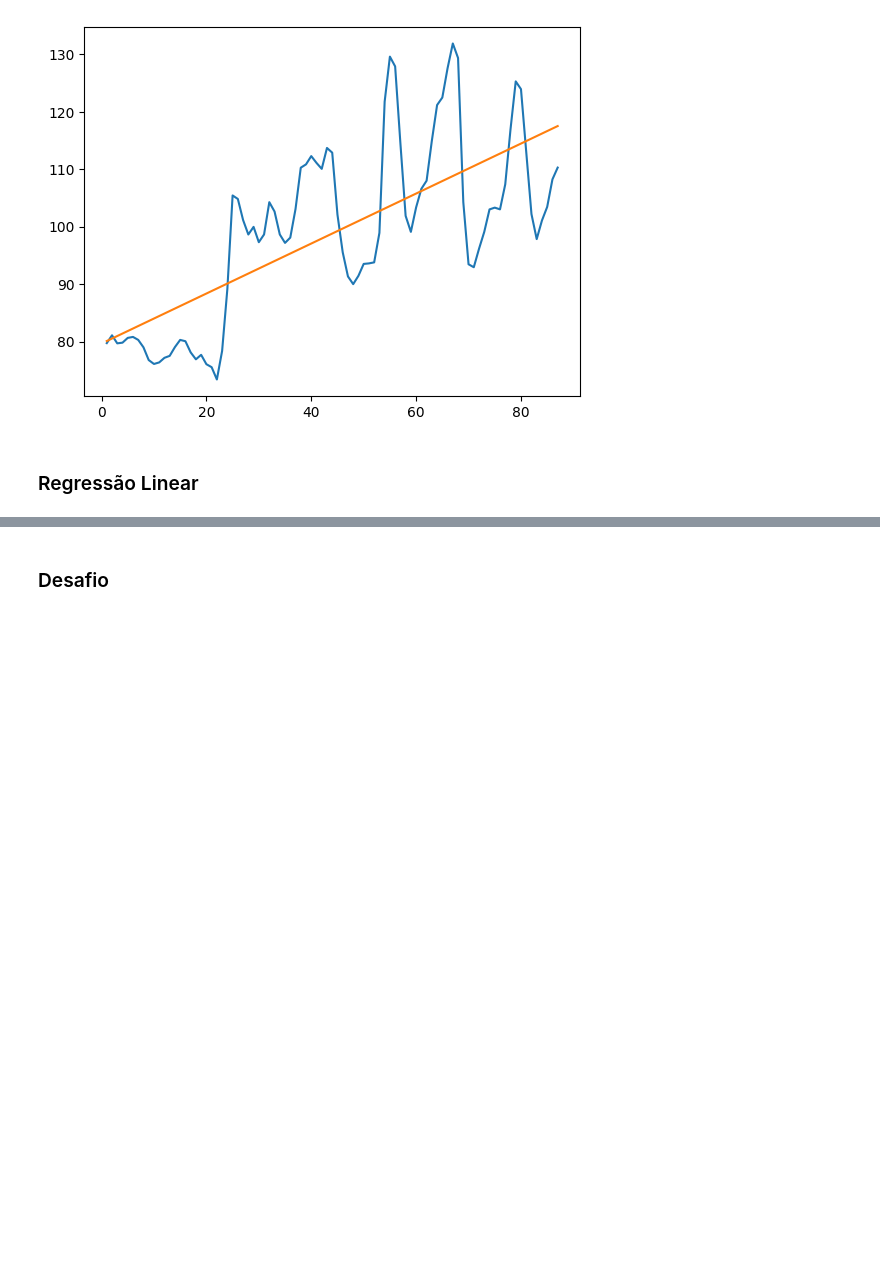
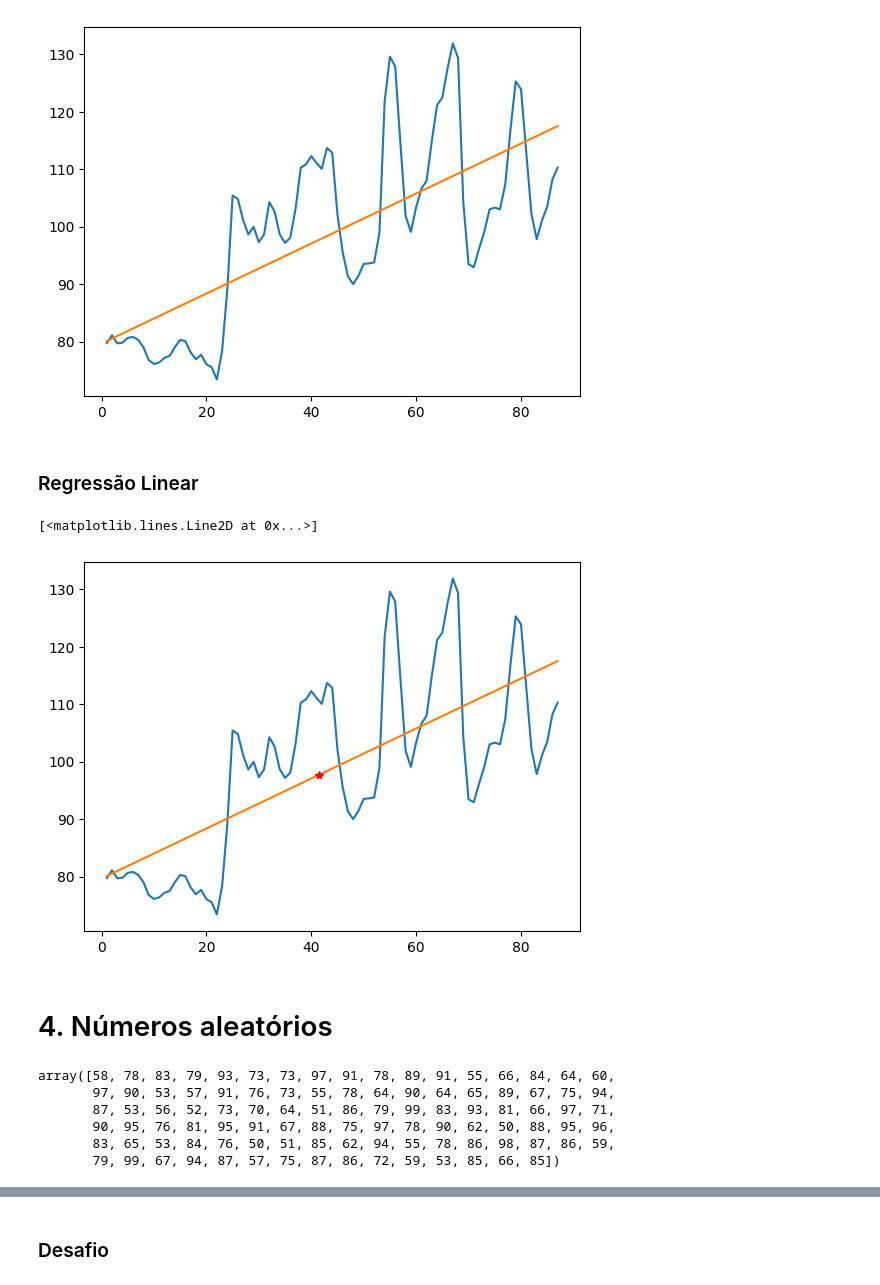
Before and after one commit to JhonCostaDev/oracle_one_alura, a Jupyter notebook: dataScience/numpy/numpy.ipynb, the cells around one changed output, grey strips where cells are left out. Cells and saved outputs as stored; diff of their text form; code cells hidden in the pictures; blank space fills up the shorter version.

```diff
--- a/dataScience/numpy/numpy.ipynb
+++ b/dataScience/numpy/numpy.ipynb
@@ -431,3 +431,21 @@ plt.plot(x, y)
 [figure]
 # %% [markdown]
 ### Regressão Linear
+# %%
+plt.plot(dates, moscow)
+plt.plot(x, y)
+plt.plot(41.5, 41.5 * a+b, '*r')
+# %% [output]
+[<matplotlib.lines.Line2D at 0x...>]
+[figure, added]
+# %% [markdown]
+# 4. Números aleatórios
+# %%
+np.random.randint(low=50, high=100, size=100)
+# %% [output]
+array([58, 78, 83, 79, 93, 73, 73, 97, 91, 78, 89, 91, 55, 66, 84, 64, 60,
+       97, 90, 53, 57, 91, 76, 73, 55, 78, 64, 90, 64, 65, 89, 67, 75, 94,
+       87, 53, 56, 52, 73, 70, 64, 51, 86, 79, 99, 83, 93, 81, 66, 97, 71,
+       90, 95, 76, 81, 95, 91, 67, 88, 75, 97, 78, 90, 62, 50, 88, 95, 96,
+       83, 65, 53, 84, 76, 50, 51, 85, 62, 94, 55, 78, 86, 98, 87, 86, 59,
+       79, 99, 67, 94, 87, 57, 75, 87, 86, 72, 59, 53, 85, 66, 85])
```
Also changed, not shown: parts of 15 cells of this notebook, 2 other files.
